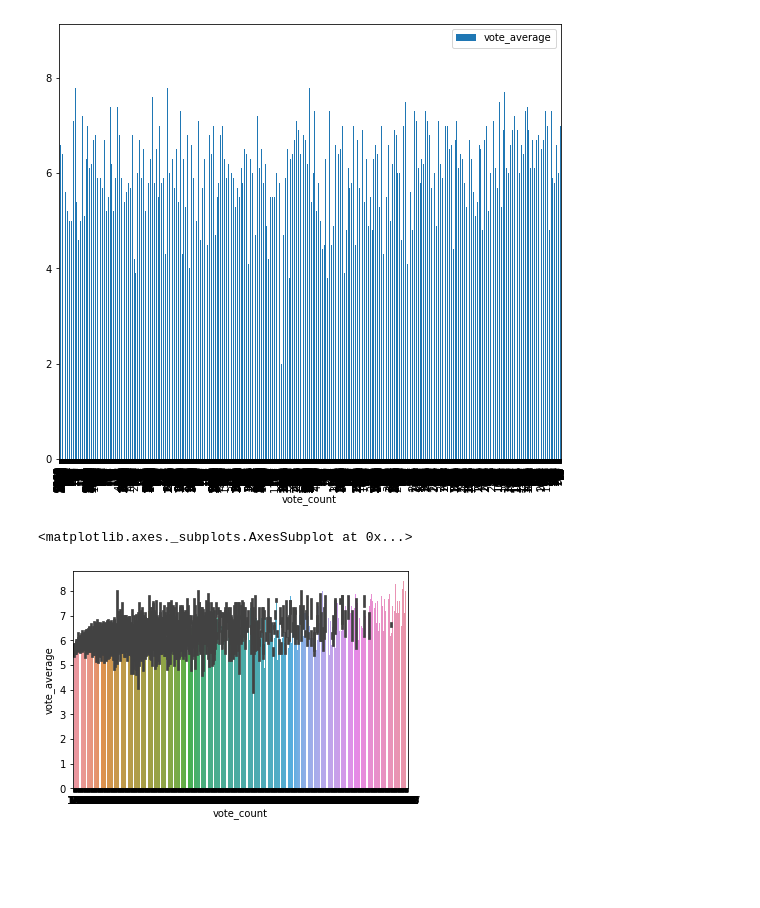
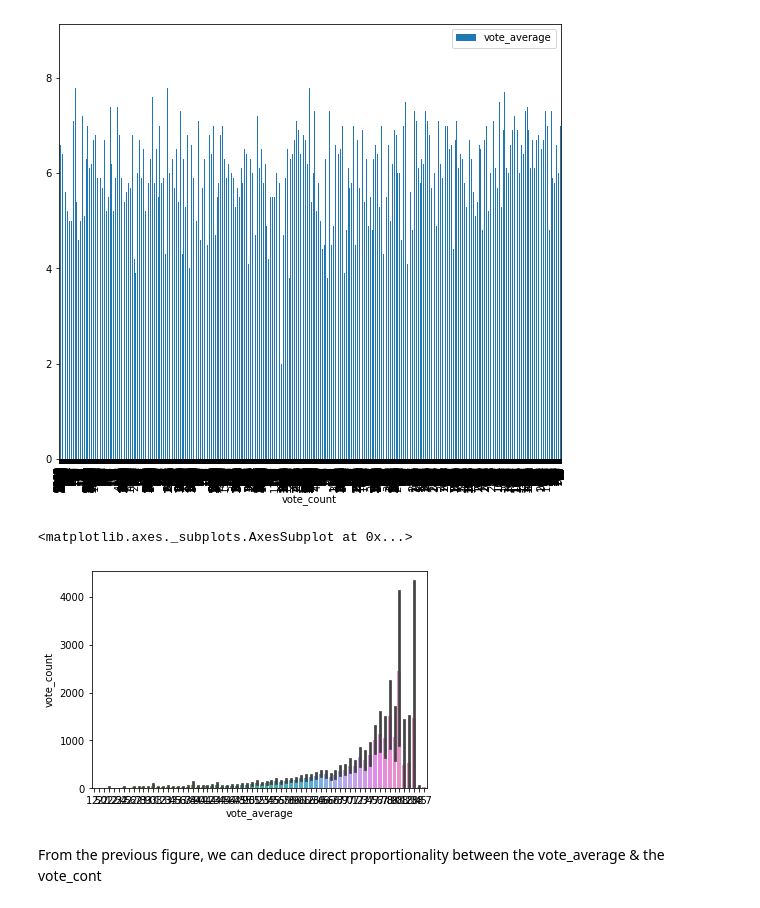
Before and after one commit to Abdelrhman410/IMDB-Analysis, a Jupyter notebook: IMDB_Analysis.ipynb, the cells around one changed output. Drawn from its saved outputs; the diff is of its cells as text; code cells hidden in the pictures; blank space fills up the shorter version.

```diff
--- a/IMDB_Analysis.ipynb
+++ b/IMDB_Analysis.ipynb
@@ -250,7 +250,9 @@ mp.show()
 # %% [output]
 [figure]
 # %%
-sb.barplot(x="vote_count" , y="vote_average" , data=df)
+sb.barplot(x="vote_average" , y="vote_count" , data=df)
 # %% [output]
 <matplotlib.axes._subplots.AxesSubplot at 0x...>
-[figure, old version]
+[figure, new version]
+# %% [markdown]
+From the previous figure, we can deduce direct proportionality between the vote_average & the vote_cont
```
